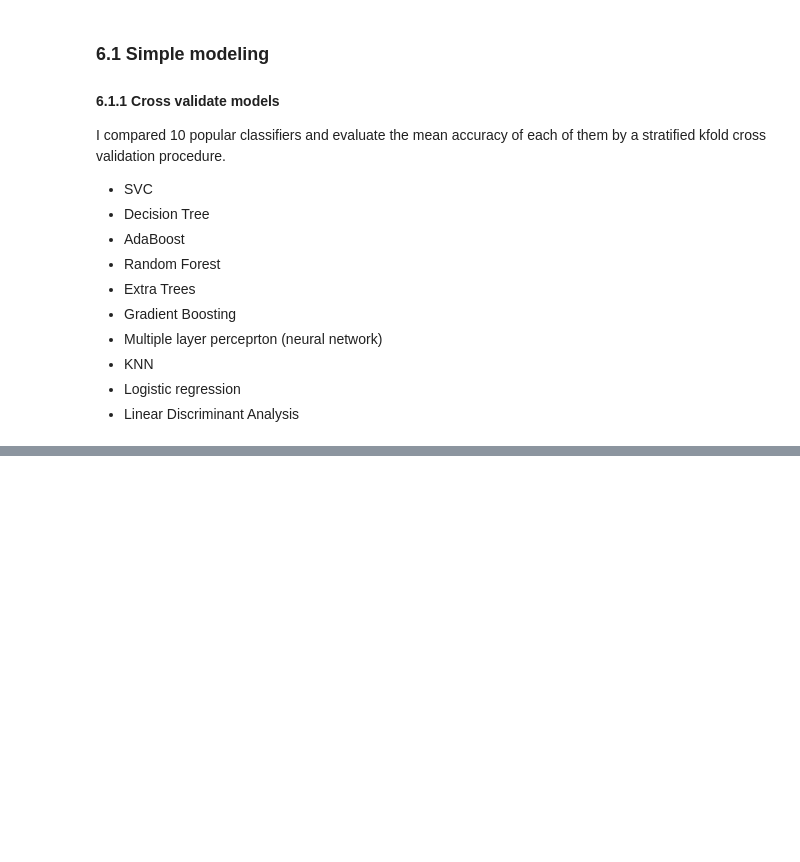
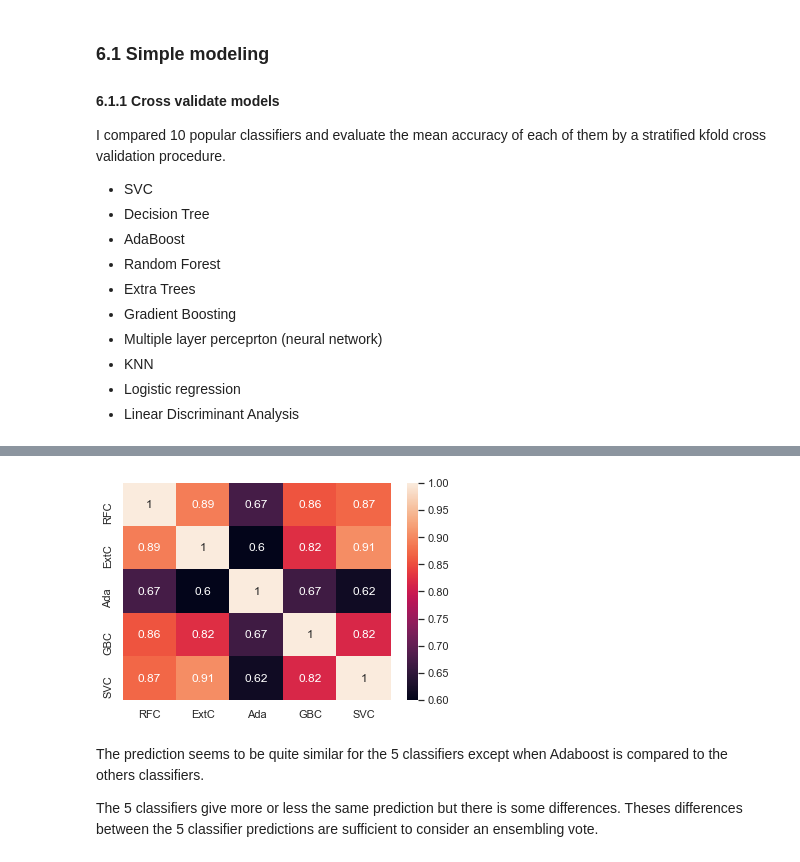
Before and after one commit to sdlee1026/machine, a Jupyter notebook: kaggle/Titanic with ensemble modeling.ipynb, the cells around one changed output, grey strips where cells are left out. Cells and saved outputs as stored; diff of their text form; code cells hidden in the pictures; blank space fills up the shorter version.

```diff
--- a/kaggle/Titanic with ensemble modeling.ipynb
+++ b/kaggle/Titanic with ensemble modeling.ipynb
@@ -776,0 +1030,19 @@ I compared 10 popular classifiers and evaluate the mean accuracy of each of them
+# %%
+test_Survived_RFC = pd.Series(RFC_best.predict(test), name="RFC")
+test_Survived_ExtC = pd.Series(ExtC_best.predict(test), name="ExtC")
+test_Survived_SVMC = pd.Series(SVMC_best.predict(test), name="SVC")
+test_Survived_AdaC = pd.Series(ada_best.predict(test), name="Ada")
+test_Survived_GBC = pd.Series(GBC_best.predict(test), name="GBC")
+
+
+# Concatenate all classifier results
+ensemble_results = pd.concat([test_Survived_RFC,test_Survived_ExtC,test_Survived_AdaC,test_Survived_GBC, test_Survived_SVMC],axis=1)
+
+
+g= sns.heatmap(ensemble_results.corr(),annot=True)
+# %% [output]
+[figure, added]
+# %% [markdown]
+The prediction seems to be quite similar for the 5 classifiers except when Adaboost is compared to the others classifiers.
+
+The 5 classifiers give more or less the same prediction but there is some differences. Theses differences between the 5 classifier predictions are sufficient to consider an ensembling vote.
```
Also changed, not shown: parts of 48 cells of this notebook, 1 other file.
